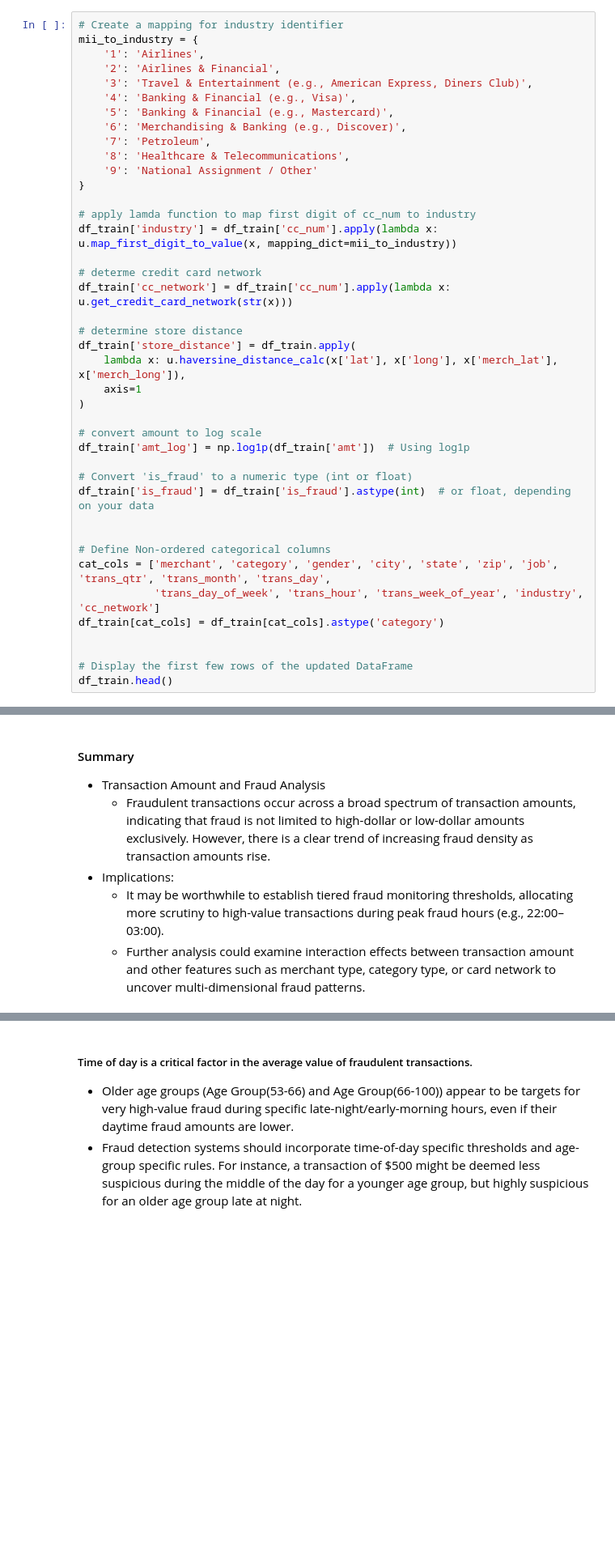
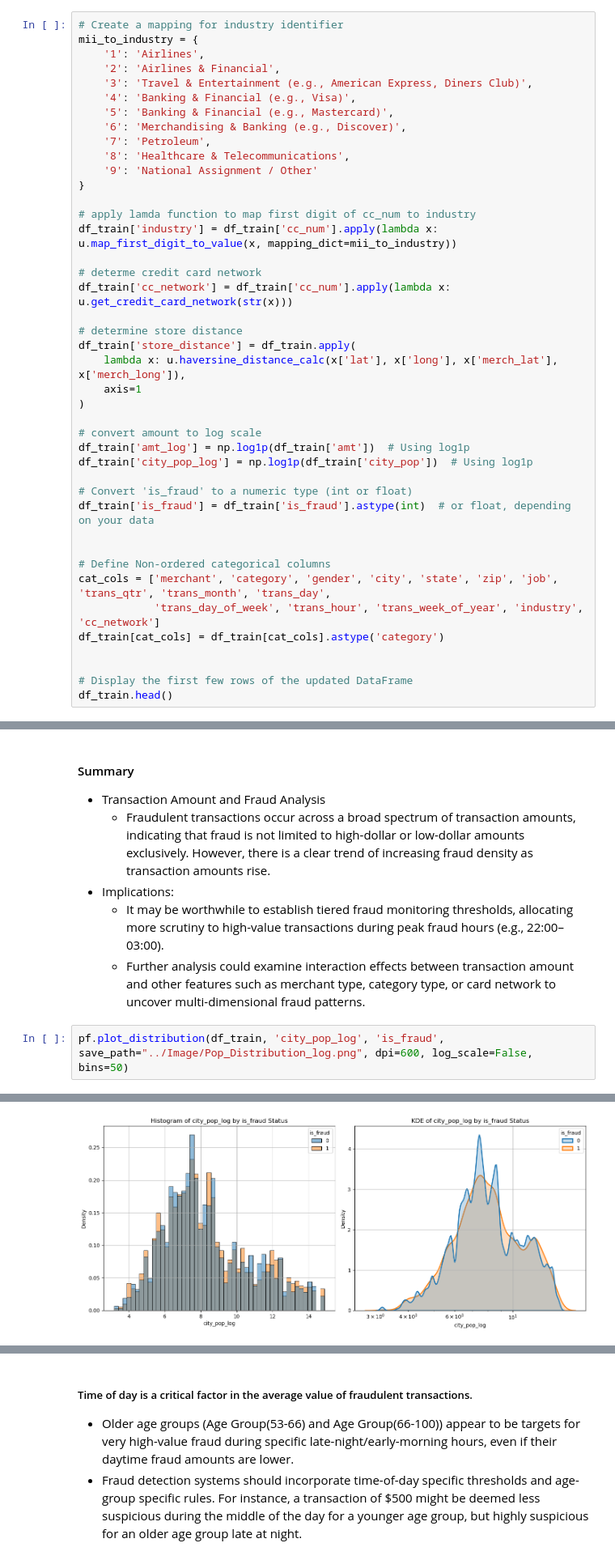
Before and after one commit to SirErikPak/CreditCardFraud, a Jupyter notebook: Notebook/Fraud.ipynb, the cells around one changed output, grey strips where cells are left out. Shown at 81% size. Drawn from its saved outputs; the diff is of its cells as text; blank space fills up the shorter version.

```diff
--- a/Notebook/Fraud.ipynb
+++ b/Notebook/Fraud.ipynb
@@ -272,6 +274,7 @@ df_train['store_distance'] = df_train.apply(
 
 # convert amount to log scale
 df_train['amt_log'] = np.log1p(df_train['amt'])  # Using log1p
+df_train['city_pop_log'] = np.log1p(df_train['city_pop'])  # Using log1p
 
 # Convert 'is_fraud' to a numeric type (int or float)
 df_train['is_fraud'] = df_train['is_fraud'].astype(int)  # or float, depending on your data
@@ -765,3 +769,6 @@ Plot saved to ../Image/Amount_Distribution_Log.png with 600 DPI.
 - Implications:
     - It may be worthwhile to establish tiered fraud monitoring thresholds, allocating more scrutiny to high-value transactions during peak fraud hours (e.g., 22:00–03:00).
     - Further analysis could examine interaction effects between transaction amount and other features such as merchant type, category type, or card network to uncover multi-dimensional fraud patterns.
+# %%
+pf.plot_distribution(df_train, 'city_pop_log', 'is_fraud', save_path="../Image/Pop_Distribution_log.png", dpi=600, log_scale=False, bins=50)
+# %% [output]
@@ -768,3 +776,4 @@ Plot saved to ../Image/Amount_Distribution_Log.png with 600 DPI.
+[figure, added]
 # %%
 import statsmodels.api as sm
 from statsmodels.formula.api import ols
```
Also changed, not shown: parts of 26 cells of this notebook, 3 other files.
